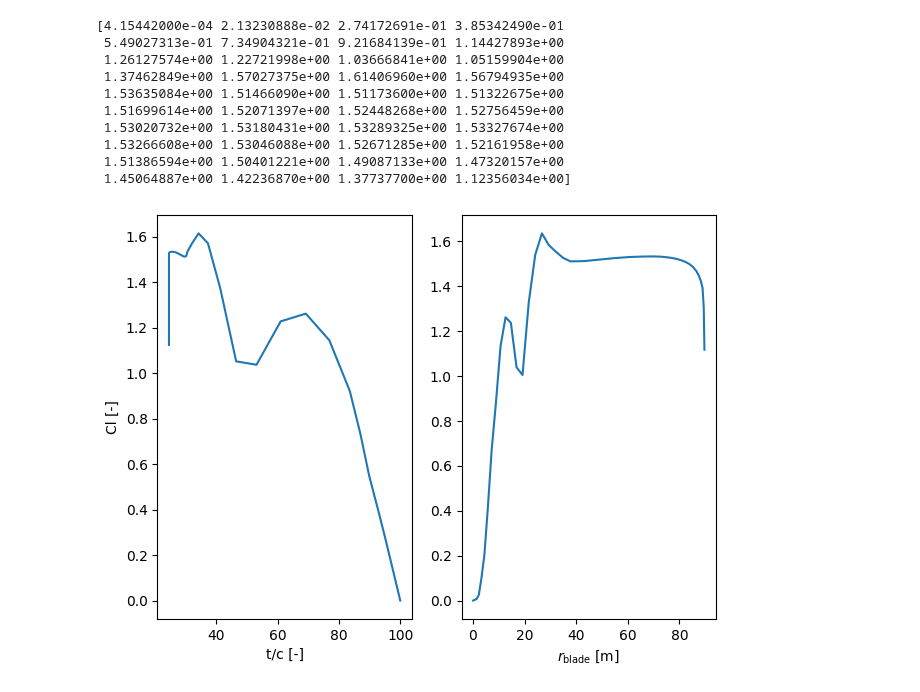
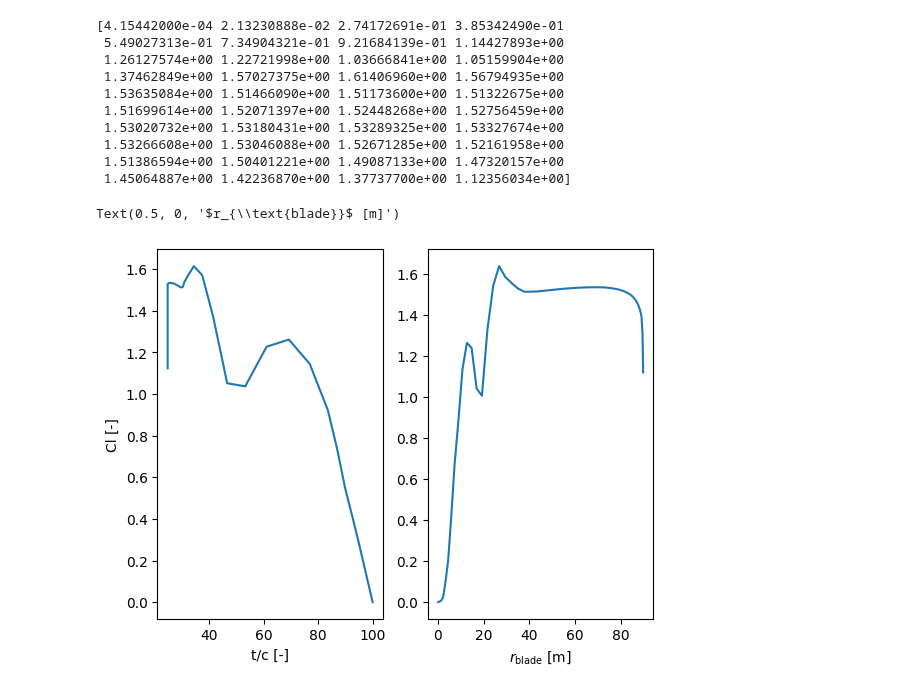
Before and after one commit to SpyrosAcheimastos/LAC, a Jupyter notebook: our_design/Assignment_1/Part3/Part_3_plotting.ipynb, the cells around one changed output. Drawn from its saved outputs; the diff is of its cells as text; code cells hidden in the pictures.

```diff
--- a/our_design/Assignment_1/Part3/Part_3_plotting.ipynb
+++ b/our_design/Assignment_1/Part3/Part_3_plotting.ipynb
@@ -140,12 +140,11 @@ print(Cl_interpolated)
 # %%
 fig, axs = plt.subplots(1, 2)
 
 axs[0].plot(tc_list,Cl_interpolated)
 axs[1].plot(ind_data["s_m"], ind_data["Cl"])
 axs[0].set_ylabel("Cl [-]")
 axs[0].set_xlabel("t/c [-]")
 axs[1].set_xlabel('$r_{\\text{blade}}$ [m]')
-
-fig.tight_layout()
 # %% [output]
+Text(0.5, 0, '$r_{\\text{blade}}$ [m]')
-[figure, old version]
+[figure, new version]
```
